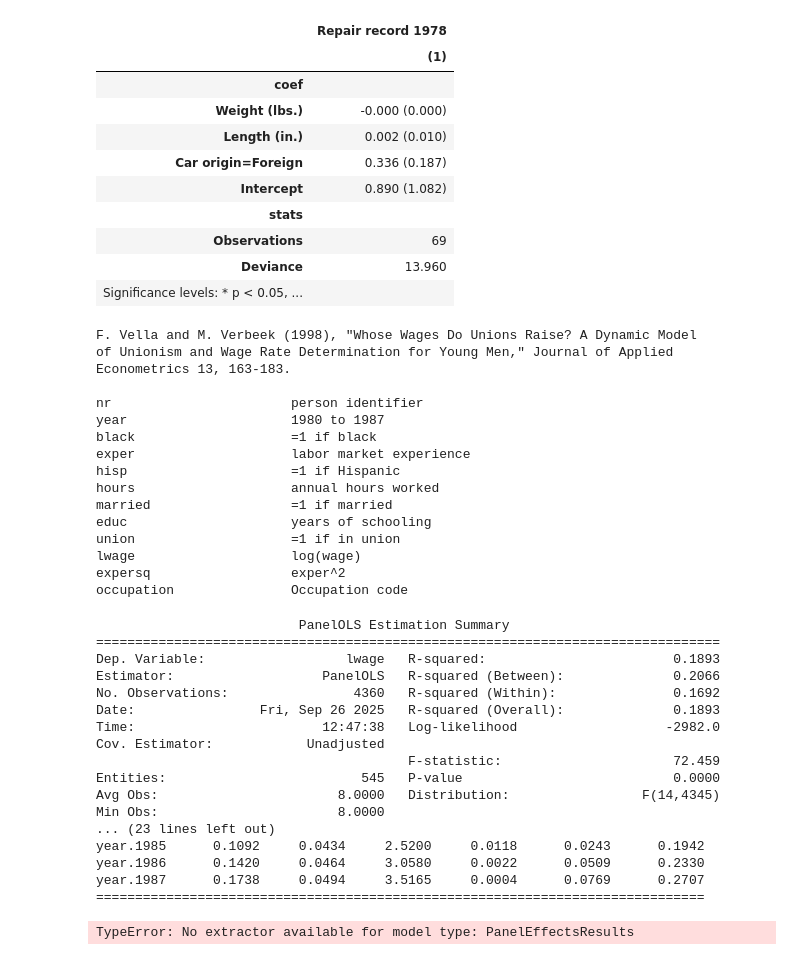
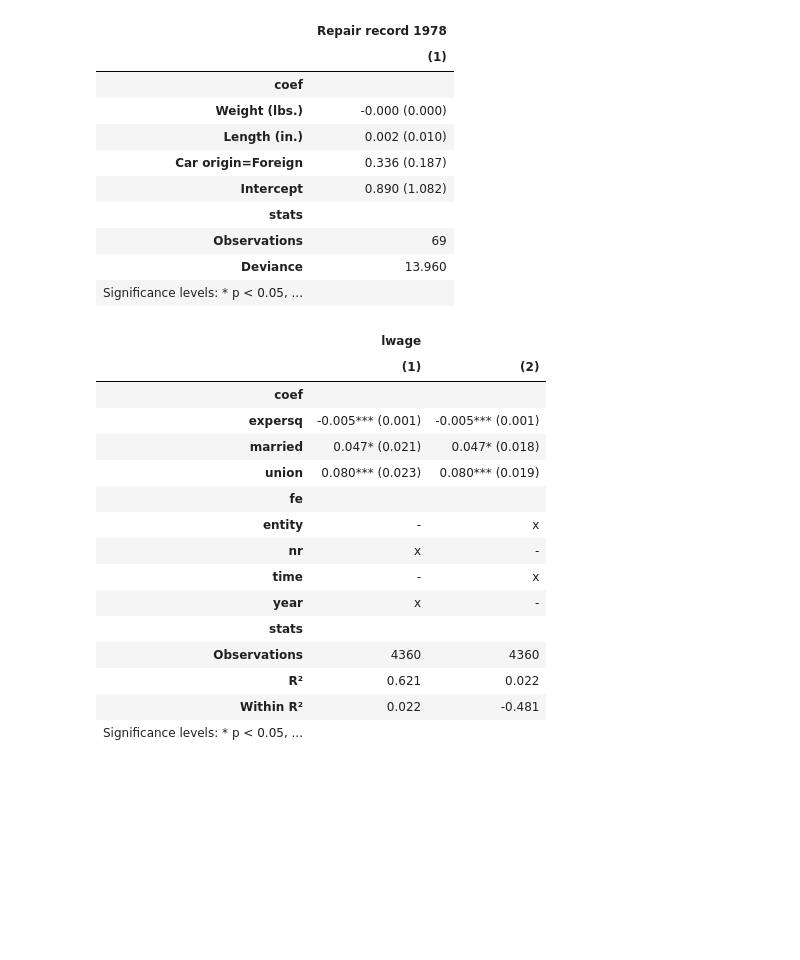
Before and after one commit to dsliwka/maketables, a Jupyter notebook: test_stata_import.ipynb, the cells around one changed output. Saved outputs shown, nothing was run; the diff lists cells and outputs as text; code cells hidden in the pictures; blank space fills up the shorter version.

```diff
--- a/test_stata_import.ipynb
+++ b/test_stata_import.ipynb
@@ -128,57 +145,34 @@ ETable(est_pois, model_stats=["N", "deviance"])
 # %%
 import pandas as pd
 from linearmodels.datasets import wage_panel
+from linearmodels.panel import PanelOLS
 
 data = wage_panel.load()
-year = pd.Categorical(data.year)
+
+est1=pf.feols("lwage ~ expersq + married  + union | nr +year", data=data)
+
 data = data.set_index(["nr", "year"])
-data["year"] = year
-print(wage_panel.DESCR)
+est2 = PanelOLS.from_formula(
+    "lwage ~  expersq + married + union + EntityEffects + TimeEffects",
+    data=data,
+    drop_absorbed=True
+).fit()
+
+ETable([est1, est2], model_stats=["N","r2","r2_within"])
 # %% [output]
-F. Vella and M. Verbeek (1998), "Whose Wages Do Unions Raise? A Dynamic Model
-of Unionism and Wage Rate Determination for Young Men," Journal of Applied
-Econometrics 13, 163-183.
-
-nr                       person identifier
-year                     1980 to 1987
-black                    =1 if black
-exper                    labor market experience
-hisp                     =1 if Hispanic
-hours                    annual hours worked
-married                  =1 if married
-educ                     years of schooling
-union                    =1 if in union
-lwage                    log(wage)
-expersq                  exper^2
-occupation               Occupation code
+|  | lwage |  |
+|  | (1) | (2) |
+| coef |  |  |
+| expersq | -0.005*** (0.001) | -0.005*** (0.001) |
+| married | 0.047* (0.021) | 0.047* (0.018) |
+| union | 0.080*** (0.023) | 0.080*** (0.019) |
+| fe |  |  |
+| entity | - | x |
+| nr | x | - |
+| time | - | x |
+| year | x | - |
+| stats |  |  |
+| Observations | 4360 | 4360 |
+| R² | 0.621 | 0.022 |
+| Within R² | 0.022 | -0.481 |
+| Significance levels: * p < 0.05, ... |  |  |
-# %%
-import statsmodels.api as sm
-from linearmodels.panel import PanelOLS
-
-exog_vars = ["black", "hisp", "exper", "expersq", "married", "educ", "union", "year"]
-exog = sm.add_constant(data[exog_vars])
-mod = PanelOLS(data.lwage, exog)
-pooled_res = mod.fit()
-print(pooled_res)
-# %% [output]
-                          PanelOLS Estimation Summary
-================================================================================
-Dep. Variable:                  lwage   R-squared:                        0.1893
-Estimator:                   PanelOLS   R-squared (Between):              0.2066
-No. Observations:                4360   R-squared (Within):               0.1692
-Date:                Fri, Sep 26 2025   R-squared (Overall):              0.1893
-Time:                        12:47:38   Log-likelihood                   -2982.0
-Cov. Estimator:            Unadjusted
-                                        F-statistic:                      72.459
-Entities:                         545   P-value                           0.0000
-Avg Obs:                       8.0000   Distribution:                 F(14,4345)
-Min Obs:                       8.0000
-... (23 lines left out)
-year.1985      0.1092     0.0434     2.5200     0.0118      0.0243      0.1942
-year.1986      0.1420     0.0464     3.0580     0.0022      0.0509      0.2330
-year.1987      0.1738     0.0494     3.5165     0.0004      0.0769      0.2707
-==============================================================================
-# %%
-ETable(pooled_res)
-# %% [output]
-TypeError: No extractor available for model type: PanelEffectsResults
```
Also changed, not shown: parts of 4 cells of this notebook.
